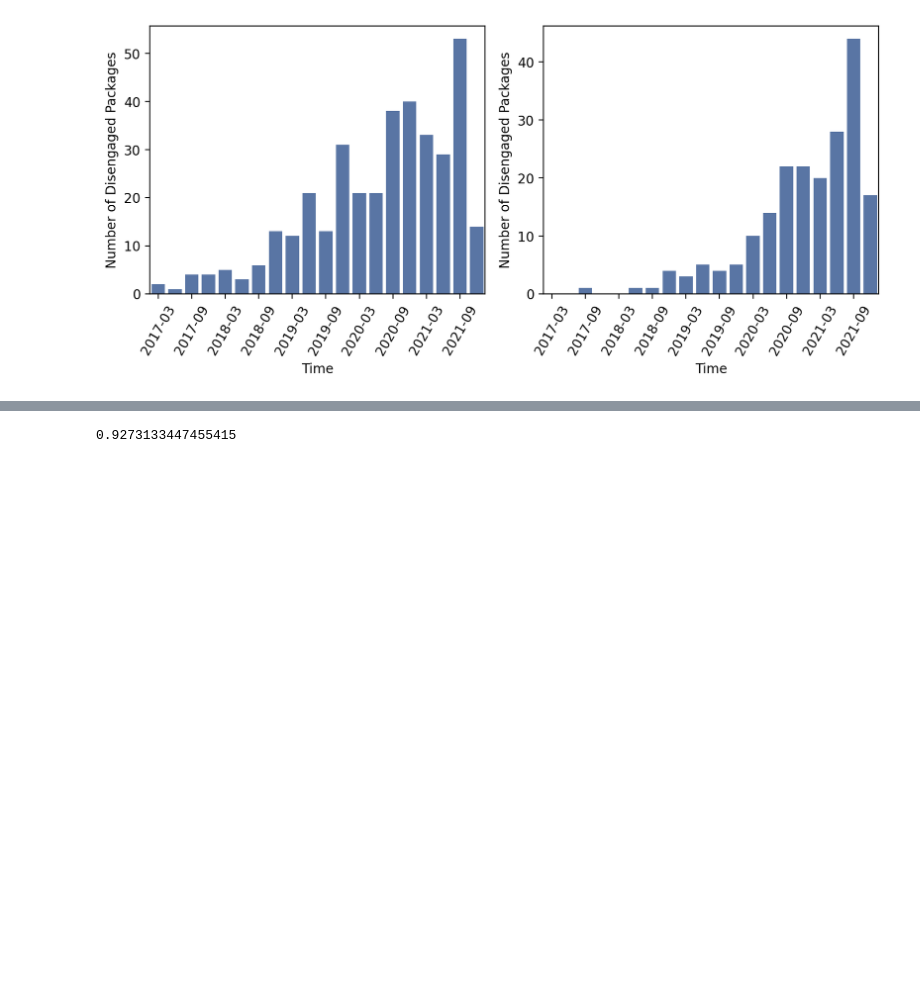
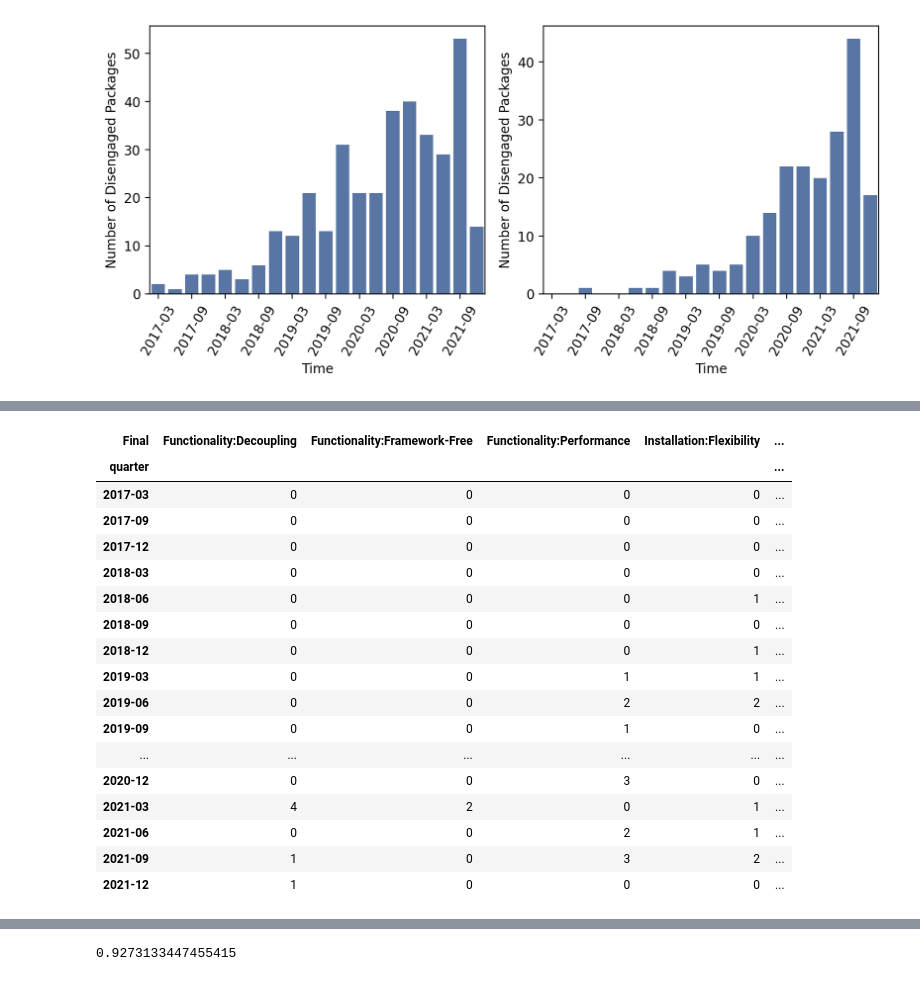
Before and after one commit to gaokai320/PyPI-DLSC, a Jupyter notebook: RQ3_disengagement.ipynb, the cells around one changed output, grey strips where cells are left out. Saved outputs shown, nothing was run; the diff lists cells and outputs as text; code cells hidden in the pictures; blank space fills up the shorter version.

Commit message:
Disengagement reason trend analysis

```diff
--- a/RQ3_disengagement.ipynb
+++ b/RQ3_disengagement.ipynb
@@ -229,3 +219,13 @@ plot_deprecate_trend()
 | 18 | 2021-09 | 44 | 53 |
 | 19 | 2021-12 | 17 | 14 |
 [figure]
+# %%
+reasons = pd.read_excel("data/labeled_detached_packages.xlsx")
+reasons = reasons.merge(left_packages[["framework", "package", "deprecate_time"]])[
+    ["framework", "package", "dependencies", "Final", "deprecate_time"]
+]
+reasons["quarter"] = reasons["deprecate_time"].dt.to_period("Q").dt.strftime("%Y-%m")
+# %%
+reasons["Final"] = reasons["Final"].str.split(",")
+reasons = reasons.explode("Final")
+reasons["Final"] =
@@ -231,0 +246,23 @@ plot_deprecate_trend()
+# %%
+reasons[reasons["framework"] == "TensorFlow"].groupby(["quarter", "Final"])[
+    "package"
+].count().unstack(level=1).fillna(0).astype(int)
+# %% [output]
+| Final | Functionality:Decoupling | Functionality:Framework-Free | Functionality:Performance | Installation:Flexibility | ... |
+| quarter |  |  |  |  | ... |
+| 2017-03 | 0 | 0 | 0 | 0 | ... |
+| 2017-09 | 0 | 0 | 0 | 0 | ... |
+| 2017-12 | 0 | 0 | 0 | 0 | ... |
+| 2018-03 | 0 | 0 | 0 | 0 | ... |
+| 2018-06 | 0 | 0 | 0 | 1 | ... |
+| 2018-09 | 0 | 0 | 0 | 0 | ... |
+| 2018-12 | 0 | 0 | 0 | 1 | ... |
+| 2019-03 | 0 | 0 | 1 | 1 | ... |
+| 2019-06 | 0 | 0 | 2 | 2 | ... |
+| 2019-09 | 0 | 0 | 1 | 0 | ... |
+| ... | ... | ... | ... | ... | ... |
+| 2020-12 | 0 | 0 | 3 | 0 | ... |
+| 2021-03 | 4 | 2 | 0 | 1 | ... |
+| 2021-06 | 0 | 0 | 2 | 1 | ... |
+| 2021-09 | 1 | 0 | 3 | 2 | ... |
+| 2021-12 | 1 | 0 | 0 | 0 | ... |
```
Also changed, not shown: parts of 5 cells of this notebook, 1 other file.
